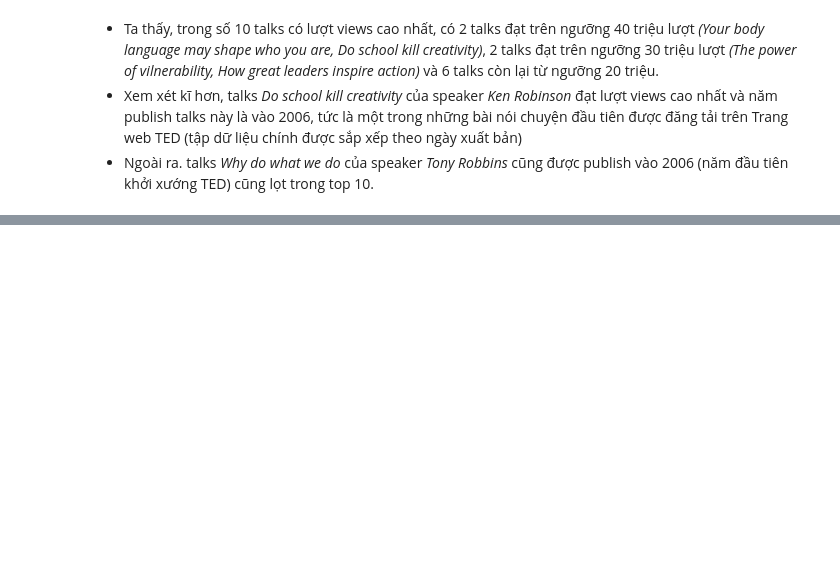
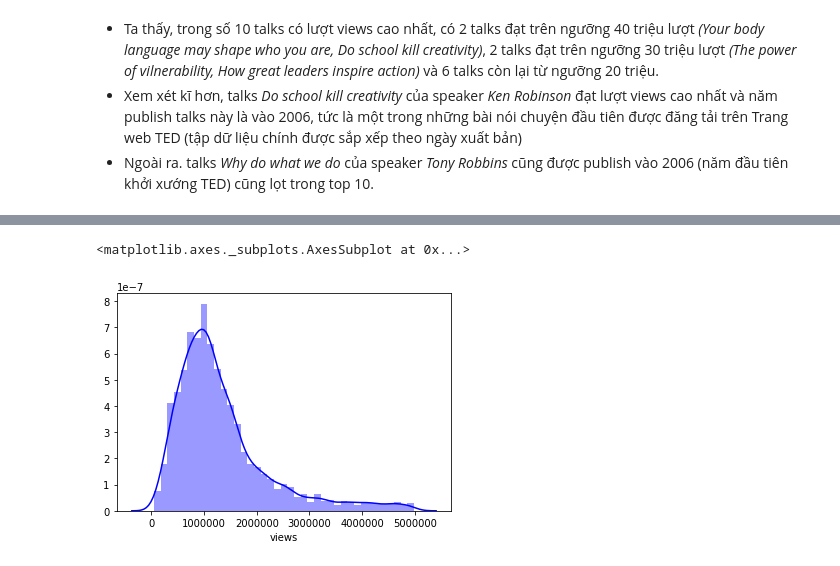
Before and after one commit to nguyenhuynhxuanmai/LTKHDL_FinalProject, a Jupyter notebook: 1712091_NguyenHuynhXuanMai.ipynb, the cells around one changed output, grey strips where cells are left out. Saved outputs shown, nothing was run; the diff lists cells and outputs as text; code cells hidden in the pictures; blank space fills up the shorter version.

```diff
--- a/1712091_NguyenHuynhXuanMai.ipynb
+++ b/1712091_NguyenHuynhXuanMai.ipynb
@@ -237 +258,6 @@ sns.distplot(ted['views'], color = 'b');
+# %%
+sns.distplot(ted[ted['views'] < 5e6]['views'], color = 'b')
+# %% [output]
+<matplotlib.axes._subplots.AxesSubplot at 0x...>
+[figure, added]
 # %%
```
Also changed, not shown: parts of 24 cells of this notebook.
